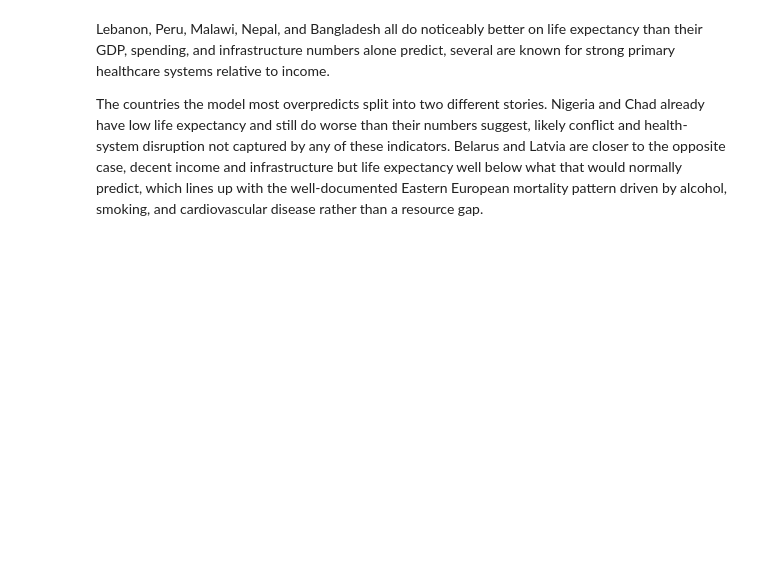
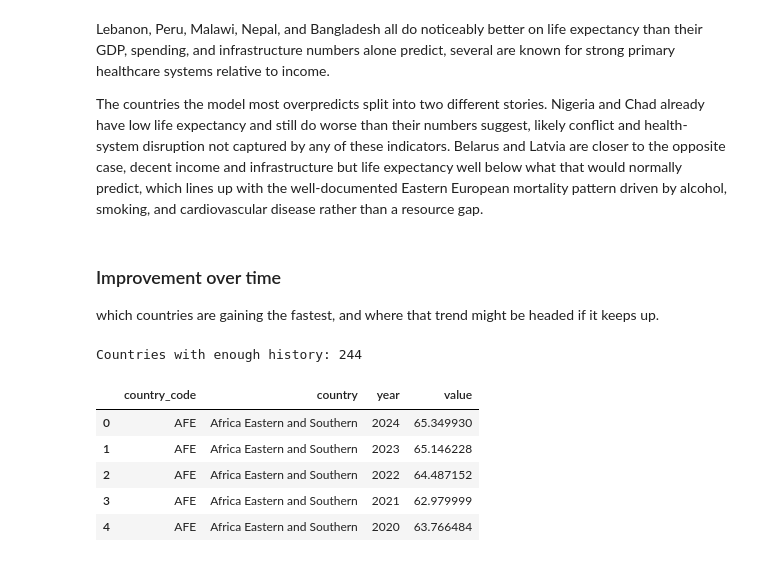
Before and after one commit to rappiok/Life-Expectancy-Drivers, a Jupyter notebook: life_expectancy_drivers.ipynb, the cells around one changed output. Saved outputs shown, nothing was run; the diff lists cells and outputs as text; code cells hidden in the pictures; blank space fills up the shorter version.

```diff
--- a/life_expectancy_drivers.ipynb
+++ b/life_expectancy_drivers.ipynb
@@ -364,3 +364,28 @@ clean.sort_values("residual").head(5)[["country", "life_expectancy", "residual"]
 Lebanon, Peru, Malawi, Nepal, and Bangladesh all do noticeably better on life expectancy than their GDP, spending, and infrastructure numbers alone predict, several are known for strong primary healthcare systems relative to income.
 
 The countries the model most overpredicts split into two different stories. Nigeria and Chad already have low life expectancy and still do worse than their numbers suggest, likely conflict and health-system disruption not captured by any of these indicators. Belarus and Latvia are closer to the opposite case, decent income and infrastructure but life expectancy well below what that would normally predict, which lines up with the well-documented Eastern European mortality pattern driven by alcohol, smoking, and cardiovascular disease rather than a resource gap.
+# %% [markdown]
+### Improvement over time
+
+which countries are gaining the fastest, and where that trend might be headed if it keeps up.
+# %%
+# Getting life expectancy history for every country, not just the latest value this time
+life_exp_history = get_indicator_range("SP.DYN.LE00.IN", start_year, end_year)
+life_exp_history = life_exp_history[~life_exp_history["country"].isin(non_countries)]
+life_exp_history = life_exp_history.dropna(subset=["value"])
+
+# only keeping countries with enough years of data to fit a trend on
+counts = life_exp_history.groupby("country_code").size()
+enough_data = counts[counts >= 5].index
+life_exp_history = life_exp_history[life_exp_history["country_code"].isin(enough_data)]
+
+print("Countries with enough history:", life_exp_history["country_code"].nunique())
+life_exp_history.head()
+# %% [output]
+Countries with enough history: 244
+|  | country_code | country | year | value |
+| 0 | AFE | Africa Eastern and Southern | 2024 | 65.349930 |
+| 1 | AFE | Africa Eastern and Southern | 2023 | 65.146228 |
+| 2 | AFE | Africa Eastern and Southern | 2022 | 64.487152 |
+| 3 | AFE | Africa Eastern and Southern | 2021 | 62.979999 |
+| 4 | AFE | Africa Eastern and Southern | 2020 | 63.766484 |
```
